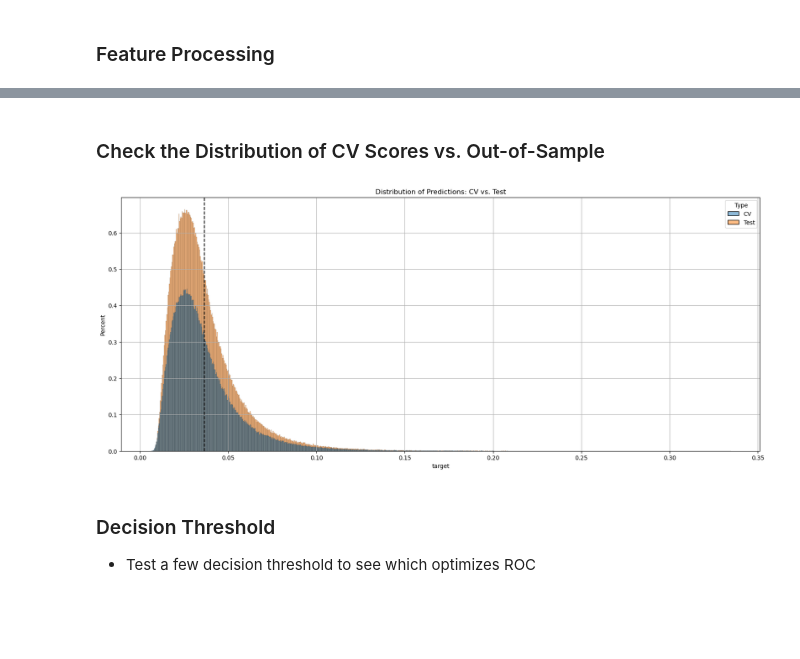
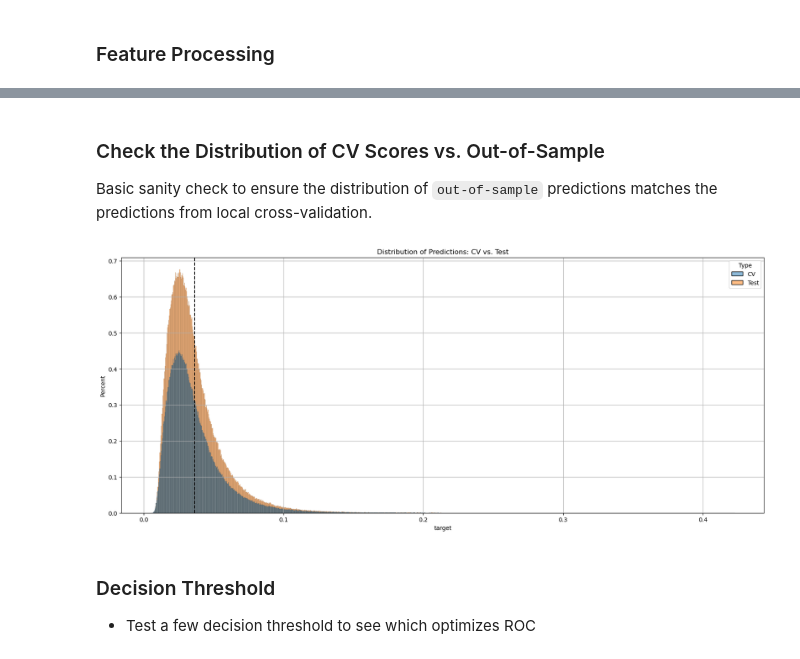
Before and after one commit to RickArko/ami-porto, a Jupyter notebook: Model.ipynb, the cells around one changed output, grey strips where cells are left out. Saved outputs shown, nothing was run; the diff lists cells and outputs as text; code cells hidden in the pictures; blank space fills up the shorter version.

```diff
--- a/Model.ipynb
+++ b/Model.ipynb
@@ -24,19 +29,20 @@ def eval_gini(preds, dtrain):
     """
     labels = dtrain.get_label()
     return 'gini', Gini(labels, preds), True
+# %%
+LABEL = "target"
+NFOLDS = 5
+
+SAVE_PLOTS = True  # If true save plots as .png files in PLOT_DIR
+PLOT_DIR = Path("data").joinpath("plots")
 # %%
-LABEL = "target"
-NFOLDS = 3
-
-
 train, test = load_train_test()
 
 train_id = train["id"]
 test_id = test["id"]
 train_label = train[LABEL]
 
-
-kfold = StratifiedKFold(n_splits=NFOLDS, shuffle=True, random_state=218)
+kfold = StratifiedKFold(n_splits=NFOLDS, shuffle=True, random_state=42)
 
 y = train[LABEL].values
 drop_features = ["id", LABEL]
@@ -240,13 +226,17 @@ dfall = pd.concat([
     dfout.assign(Type="Test")])
 # %% [markdown]
 ### Check the Distribution of CV Scores vs. Out-of-Sample
+
+Basic sanity check to ensure the distribution of `out-of-sample` predictions matches the predictions from local cross-validation.
 # %%
 f, ax = plt.subplots(1, 1, figsize=(20, 8))
 sns.histplot(dfall, x="target", hue="Type", ax=ax, stat="percent")
 ax.grid()
 ax.axvline(train["target"].mean(), linestyle="--", color="black")
 plt.title(f"Distribution of Predictions: CV vs. Test")
+if SAVE_PLOTS:
+    plt.savefig(PLOT_DIR.joinpath("Model-CV-Distribution-vs-Out-Of-Sample.png"))
 plt.show()
 # %% [output]
-[figure, old version]
+[figure, new version]
 # %%
```
Also changed, not shown: parts of 21 cells of this notebook.
